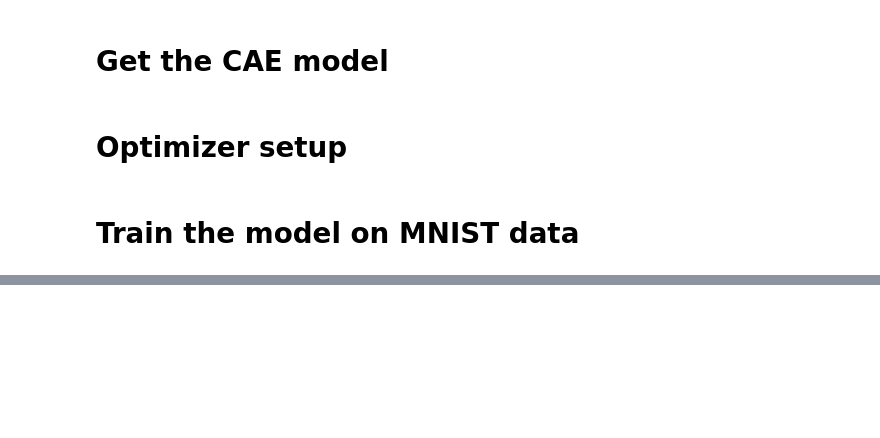
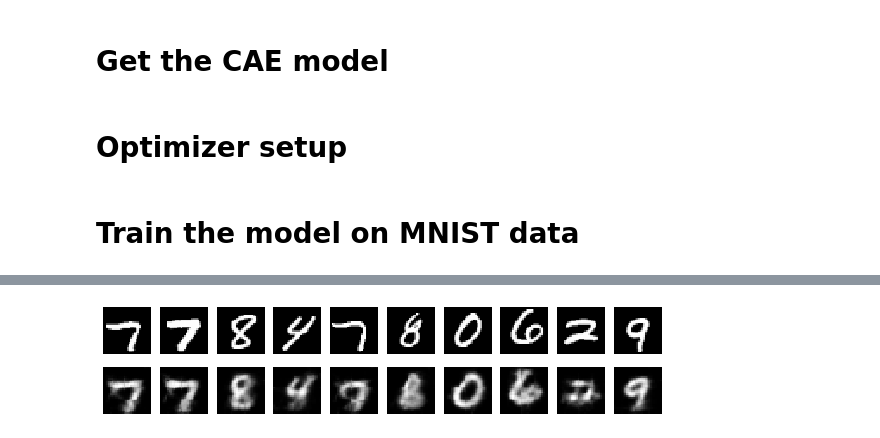
Before and after one commit to mostafij-rahman/PyTorch-PrototypeDL, a Jupyter notebook: notebooks/PrototypeDL_MNIST_Training.ipynb, the cells around one changed output, grey strips where cells are left out. Saved outputs shown, nothing was run; the diff lists cells and outputs as text; code cells hidden in the pictures; blank space fills up the shorter version.

```diff
--- a/notebooks/PrototypeDL_MNIST_Training.ipynb
+++ b/notebooks/PrototypeDL_MNIST_Training.ipynb
@@ -599,0 +647,35 @@ Optimization Finished!
+# %%
+# apply encoding and decoding over a small subset of the training set
+batch_x = []
+for batch in train_loader:
+    batch_x = batch[0].to(device)
+    break
+
+examples_to_show = 10
+
+encoded = model.encoder.forward(batch_x[:examples_to_show])
+decoded = model.decoder.forward(encoded)
+
+decoded = decoded.detach().cpu()
+imgs = batch_x.detach().cpu()
+
+# compare original images to their reconstructions
+f, a = plt.subplots(2, examples_to_show, figsize=(examples_to_show, 2))
+for i in range(examples_to_show):
+    a[0][i].imshow(imgs[i].reshape(input_height, input_width),
+                            cmap='gray',
+                            interpolation='none')
+    a[0][i].axis('off')
+    a[1][i].imshow(decoded[i].reshape(input_height, input_width),
+                            cmap='gray',
+                            interpolation='none')
+    a[1][i].axis('off')
+
+#plt.savefig(os.path.join(img_folder, 'decoding_result-' + str(epoch+1) + '.png'),
+#                    transparent=True,
+#                    bbox_inches='tight',
+#                    pad_inches=0)
+plt.show()
+plt.close()
+# %% [output]
+[figure, added]
```
Also changed, not shown: parts of 7 cells of this notebook.
